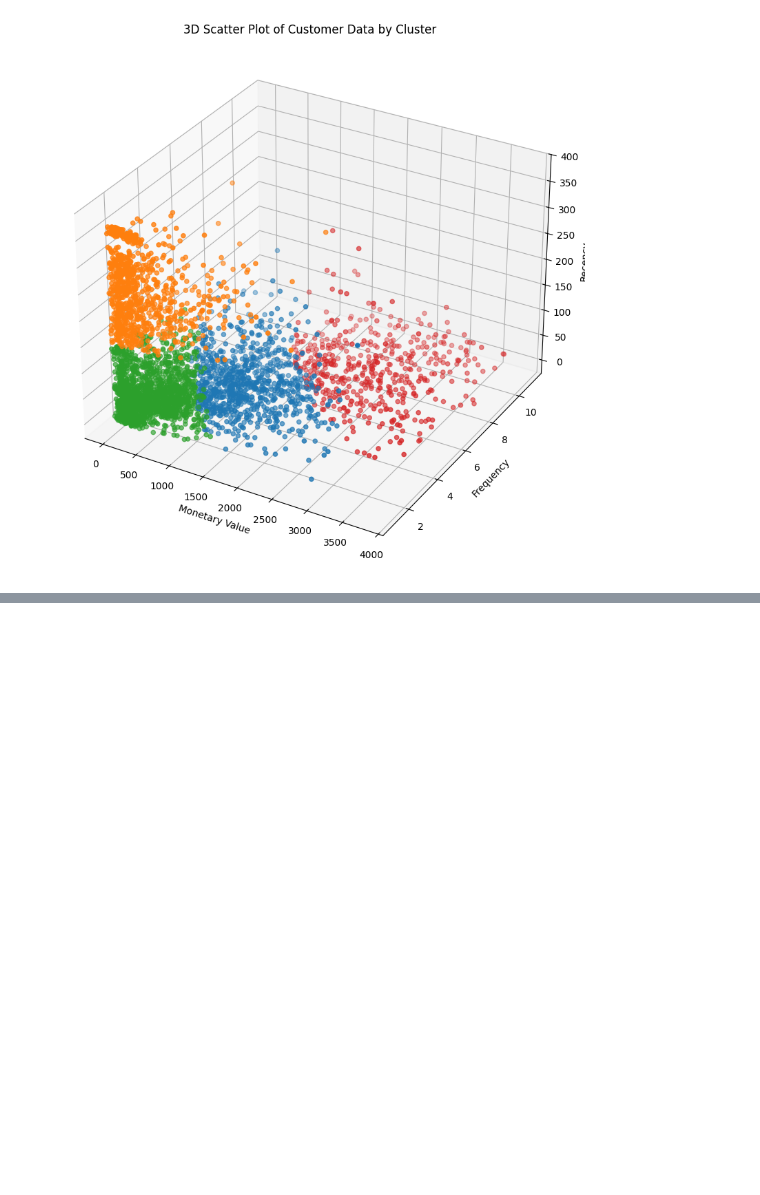
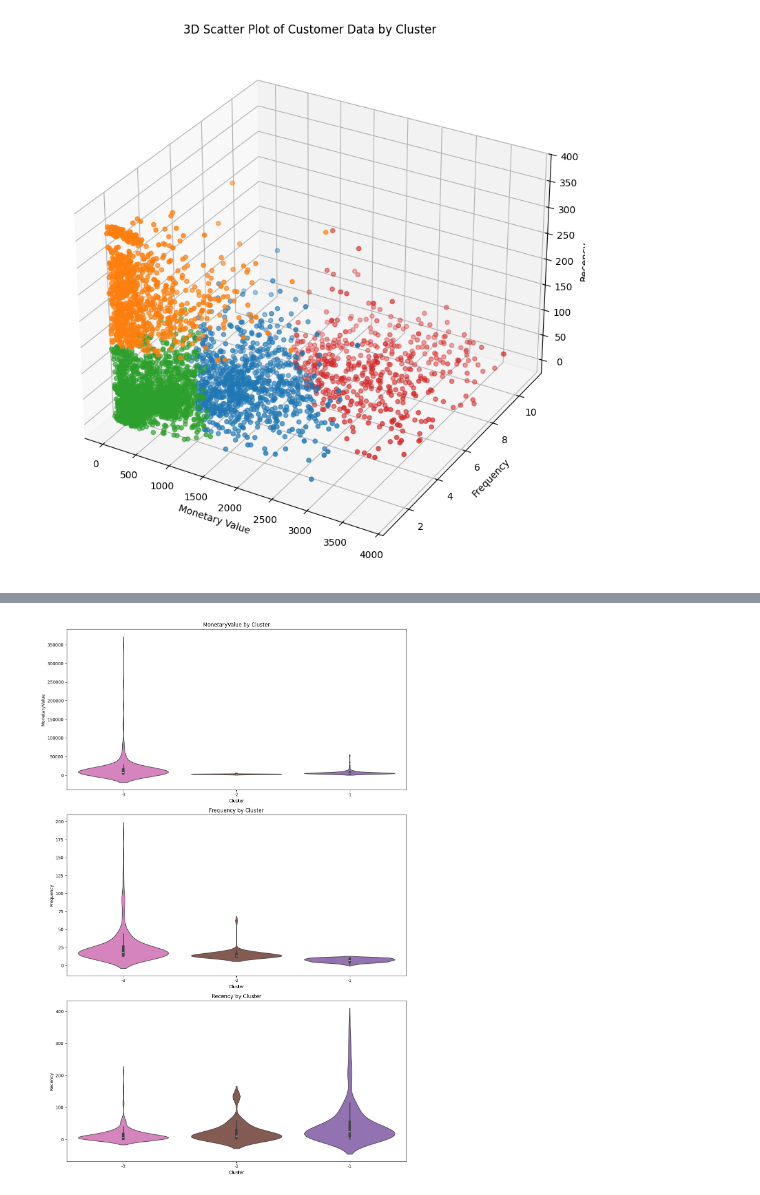
Before and after one commit to jcampuzano1111/K-Means-Online-Retailes, a Jupyter notebook: K_Means_cluster_online_retail.ipynb, the cells around one changed output, grey strips where cells are left out. Cells and saved outputs as stored; diff of their text form; code cells hidden in the pictures; blank space fills up the shorter version.

```diff
--- a/K_Means_cluster_online_retail.ipynb
+++ b/K_Means_cluster_online_retail.ipynb
@@ -726,0 +786,13 @@ plt.show()
+# %%
+overlap_indexes = Monetary_outliers.index.intersection(Frequency_outliers.index)
+
+monetary_only_outliers = Monetary_outliers.drop(overlap_indexes)
+frequency_only_outliers = Frequency_outliers.drop(overlap_indexes)
+
+monetary_and_frequency_outliers = Monetary_outliers.loc[overlap_indexes]
+# %%
+monetary_only_outliers['Cluster'] = -1
+frequency_only_outliers['Cluster'] = -2
+monetary_and_frequency_outliers['Cluster'] = -3
+# %%
+outlier_clusters = pd.concat([monetary_only_outliers, frequency_only_outliers, monetary_and_frequency_outliers])
@@ -726,0 +815,38 @@ plt.show()
+# %%
+import matplotlib.pyplot as plt
+import seaborn as sns
+
+# 1. Fixed duplicate keys and corrected spelling
+cluster_colors = {
+    -1: '#9467bd',  # Purple
+    -2: '#8c564b',  # Brown
+     -3: '#e377c2'   # Pink (Changed key from -2 to 0 or your next cluster)
+}
+
+# Set the overall figure size
+plt.figure(figsize=(12, 18))
+
+# Define the features to plot to keep code DRY (Don't Repeat Yourself)
+features = ['MonetaryValue', 'Frequency', 'Recency']
+
+for i, feature in enumerate(features, 1):
+    plt.subplot(3, 1, i)
+
+    # 2. Corrected spelling: outlier_clusters
+    # 3. Removed the redundant second violinplot call
+    sns.violinplot(
+        data=outlier_clusters,
+        x='Cluster',
+        y=feature,
+        palette=cluster_colors,
+        hue='Cluster',
+        legend=False
+    )
+
+    plt.title(f'{feature} by Cluster')
+    plt.ylabel(feature)
+
+plt.tight_layout()
+plt.show()
+# %% [output]
+[figure, added]
```
Also changed, not shown: parts of 10 cells of this notebook.
